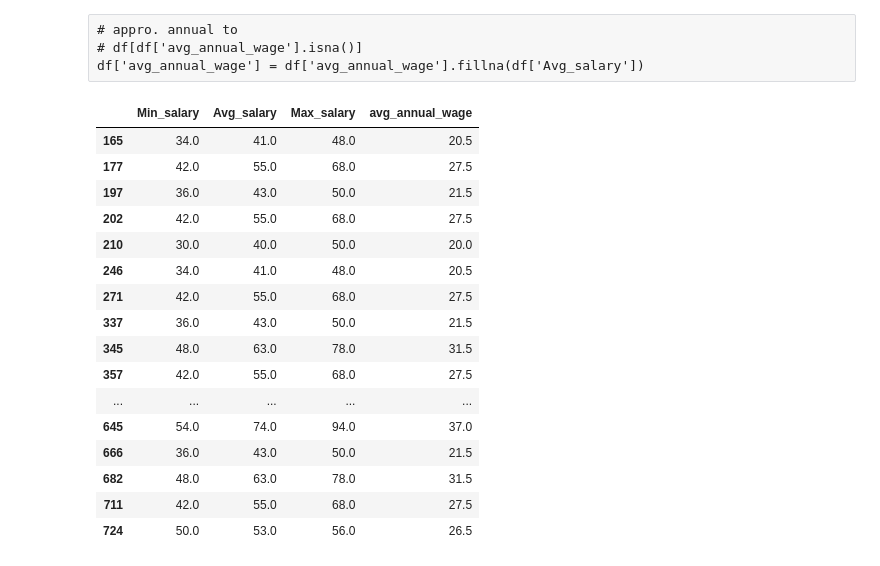
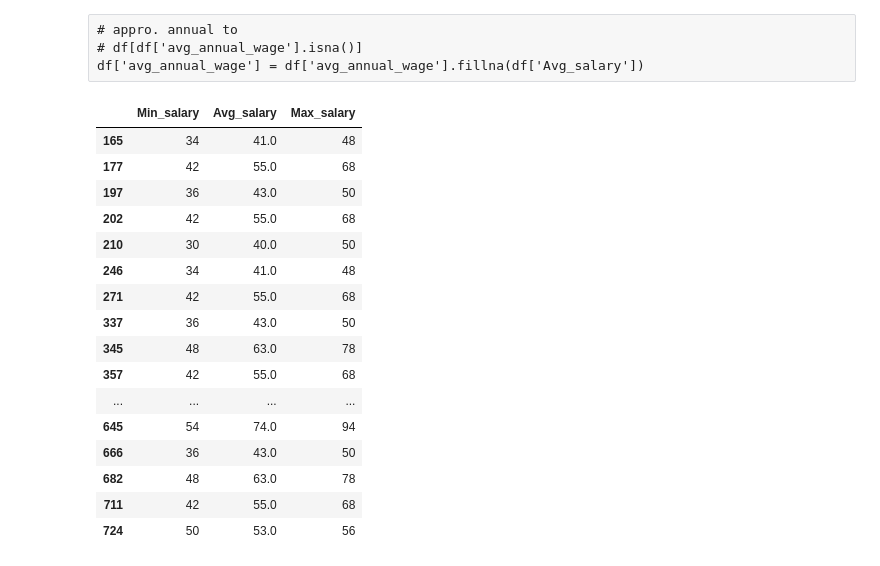
Before and after one commit to VighneshSankpal/ds_salary_proj, a Jupyter notebook: data_eda.ipynb, the cells around one changed output. Saved outputs shown, nothing was run; the diff lists cells and outputs as text; code cells hidden in the pictures.

```diff
--- a/data_eda.ipynb
+++ b/data_eda.ipynb
@@ -133,26 +133,29 @@ df['avg_annual_wage'] = df['avg_annual_wage'].fillna(df['Avg_salary'])
 # %%
 # hourly wage to annual.
 
-df['Min_salary'] = df.loc[df['Hourly']==1,'Min_salary']*2
-df['Max_salary'] = df.loc[df['Hourly']==1,'Max_salary']*2
-df['Avg_salary'] = df.loc[df['Hourly']==1,['Min_salary','Max_salary']].mean(axis=1)
+# df['Min_salary'] = df.loc[df['Hourly']==1,'Min_salary']*2
+df['Min_salary'] = np.where(df['Hourly']==1,df['Min_salary']*2,df['Min_salary'])
+# df['Max_salary'] =  df.loc[df['Hourly']==1,'Max_salary']*2
+df['Max_salary'] = np.where( df['Hourly']==1,df['Max_salary']*2,df['Max_salary'])
+# df['Avg_salary'] = df.loc[df['Hourly']==1,['Min_salary','Max_salary']].mean(axis=1)
+df['Avg_salary'] = np.where( df['Hourly']==1,df[['Min_salary','Max_salary']].mean(axis=1),df['Avg_salary'])
 # %%
-df.loc[df['Hourly']==1,['Min_salary','Avg_salary','Max_salary','avg_annual_wage']]
+df.loc[df['Hourly']==1,['Min_salary','Avg_salary','Max_salary']]
 # %% [output]
-|  | Min_salary | Avg_salary | Max_salary | avg_annual_wage |
-| 165 | 34.0 | 41.0 | 48.0 | 20.5 |
-| 177 | 42.0 | 55.0 | 68.0 | 27.5 |
-| 197 | 36.0 | 43.0 | 50.0 | 21.5 |
-| 202 | 42.0 | 55.0 | 68.0 | 27.5 |
-| 210 | 30.0 | 40.0 | 50.0 | 20.0 |
-| 246 | 34.0 | 41.0 | 48.0 | 20.5 |
-| 271 | 42.0 | 55.0 | 68.0 | 27.5 |
-| 337 | 36.0 | 43.0 | 50.0 | 21.5 |
-| 345 | 48.0 | 63.0 | 78.0 | 31.5 |
-| 357 | 42.0 | 55.0 | 68.0 | 27.5 |
-| ... | ... | ... | ... | ... |
-| 645 | 54.0 | 74.0 | 94.0 | 37.0 |
-| 666 | 36.0 | 43.0 | 50.0 | 21.5 |
-| 682 | 48.0 | 63.0 | 78.0 | 31.5 |
-| 711 | 42.0 | 55.0 | 68.0 | 27.5 |
-| 724 | 50.0 | 53.0 | 56.0 | 26.5 |
+|  | Min_salary | Avg_salary | Max_salary |
+| 165 | 34 | 41.0 | 48 |
+| 177 | 42 | 55.0 | 68 |
+| 197 | 36 | 43.0 | 50 |
+| 202 | 42 | 55.0 | 68 |
+| 210 | 30 | 40.0 | 50 |
+| 246 | 34 | 41.0 | 48 |
+| 271 | 42 | 55.0 | 68 |
+| 337 | 36 | 43.0 | 50 |
+| 345 | 48 | 63.0 | 78 |
+| 357 | 42 | 55.0 | 68 |
+| ... | ... | ... | ... |
+| 645 | 54 | 74.0 | 94 |
+| 666 | 36 | 43.0 | 50 |
+| 682 | 48 | 63.0 | 78 |
+| 711 | 42 | 55.0 | 68 |
+| 724 | 50 | 53.0 | 56 |
```
Also changed, not shown: parts of 14 cells of this notebook, 3 other files.
